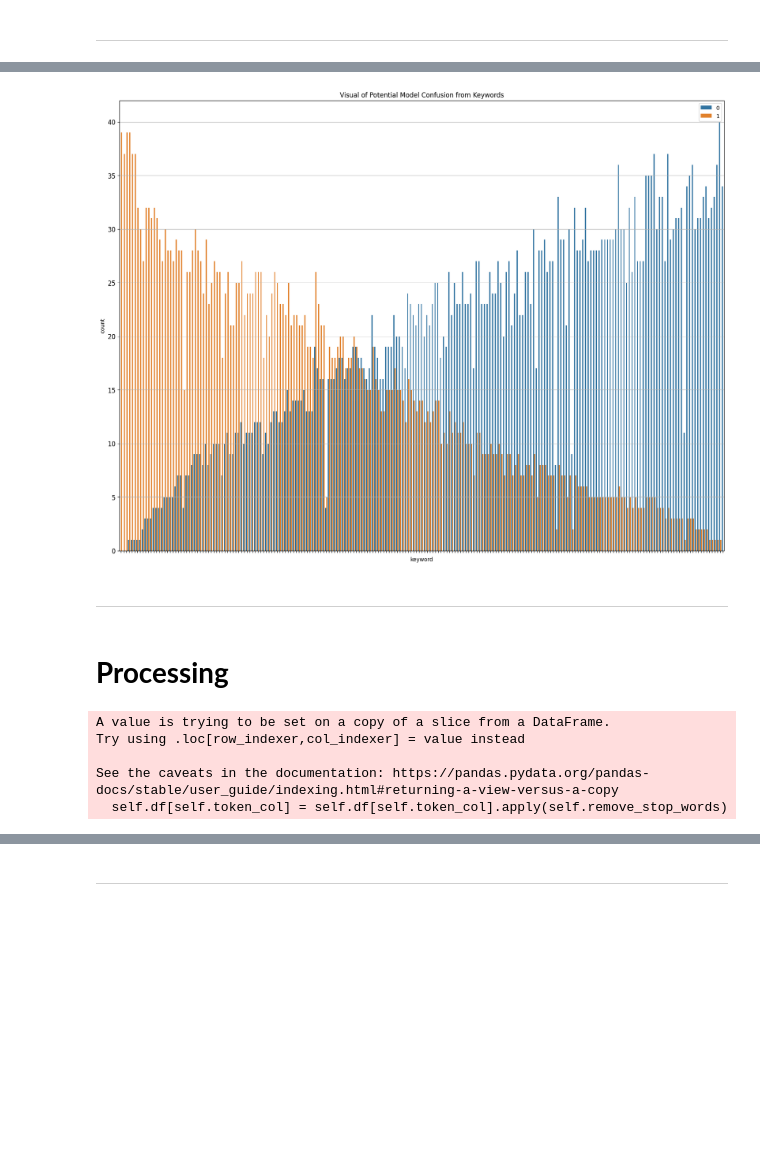
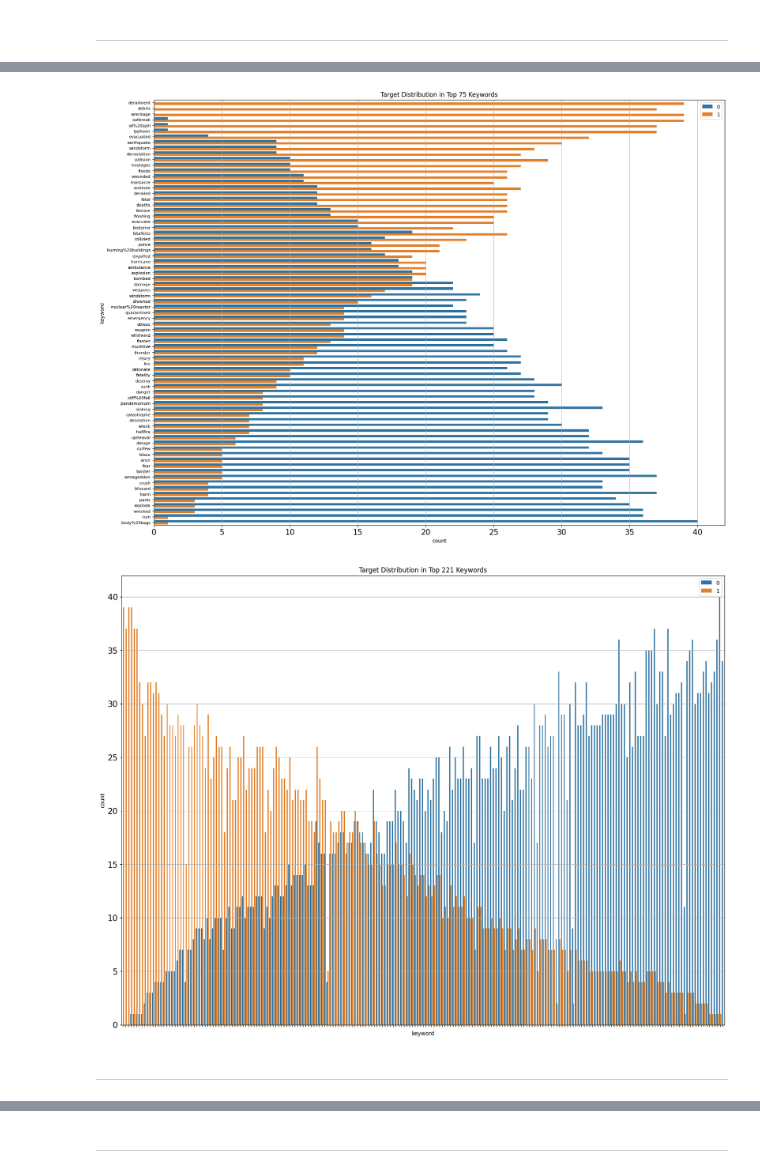
Before and after one commit to Daniel-Elston/NLP_Disaster_Tweets, a Jupyter notebook: Notebooks/D1_Initial_Exploration/exploration_1.ipynb, the cells around one changed output, grey strips where cells are left out. Drawn from its saved outputs; the diff is of its cells as text; code cells hidden in the pictures; blank space fills up the shorter version.

Commit message:
Initial Exploration - Complete - SDO paths to config file and loader - Individual .parq file paths removed - Further explorations complete

```diff
--- a/Notebooks/D1_Initial_Exploration/exploration_1.ipynb
+++ b/Notebooks/D1_Initial_Exploration/exploration_1.ipynb
@@ -36,9 +27,13 @@ sys.path.append(root_dir)
 from A_Root_Dir.Configurations.setup_env import setup_environment
 config = setup_environment(root_dir)
 
+# File Paths
+sdo_pkl = config.sdo_pkl
+sdo_parq = config.sdo_parq
+
 # Class Imports
-from Modularization.corpus_box import TextProcessor
-from Modularization.corpus_box import load_corpus_bow
+from Modularization.corpus_bow import TextProcessor
+from Modularization.corpus_bow import load_corpus_bow
 
 fig_size = config.fig_size_m
 # %% [markdown]
@@ -69,0 +43,5 @@ display(df_test.head())
+# %%
+filename = 'c1_ini_process_train.parquet'
+path_to_parq_store = os.path.join(sdo_parq, filename)
+
+df_train = pd.read_parquet(path_to_parq_store)
@@ -144,34 +147,8 @@ df.drop(columns=['target_mean'], inplace=True)
-# %%
-df['target_mean'] = df.groupby('keyword')['target'].transform('mean')
-
-# Sort the dataframe once
-df_sorted = df.sort_values(by='target_mean', ascending=False)
-
-# Only take the top N keywords for visualization
-top_n = 221
-top_keywords = df_sorted['keyword'].value_counts().index[:top_n]
-df_sorted = df_sorted[df_sorted['keyword'].isin(top_keywords)]
-
-fig = plt.figure(figsize=fig_size, dpi=100)
-
-ax = sns.countplot(x=df_sorted['keyword'],
-                   hue=df_sorted['target'])
-
-# Remove y-axis labels
-ax.set(yticklabels=[0,5,10,15,20,25,30,35,40])
-ax.set(xticklabels=[])
-
-plt.tick_params(axis='x', labelsize=15)
-plt.tick_params(axis='y', labelsize=12)
-plt.legend(loc=1)
-plt.title('Visual of Potential Model Confusion from Keywords')
-
-plt.show()
-
-df.drop(columns=['target_mean'], inplace=True)
-# %% [output]
-[figure, removed]
+# %%
+top_100 = visualize_top_n_keywords(df, 75, fig_size)
+model_conf = visualize_all_keywords(df, 221, fig_size)
+# %% [output]
+[figure, added]
+[figure, added]
 # %% [markdown]
 ---
-# %% [markdown]
-# **Processing**
@@ -214,15 +154,0 @@ class TextProcessor:
-# %%
-def create_processor(df, target_val, token_col):
-    df_target = df[df['target'] == target_val]
-    processor = TextProcessor(df_target, token_col)
-    processor.generate_corpus()
-    return processor
-
-processor_1 = create_processor(df, 1, 'tokens')
-processor_0 = create_processor(df, 0, 'tokens')
-# %% [output]
-A value is trying to be set on a copy of a slice from a DataFrame.
-Try using .loc[row_indexer,col_indexer] = value instead
-
-See the caveats in the documentation: https://pandas.pydata.org/pandas-docs/stable/user_guide/indexing.html#returning-a-view-versus-a-copy
-  self.df[self.token_col] = self.df[self.token_col].apply(self.remove_stop_words)
```
Also changed, not shown: parts of 34 cells of this notebook, 3 other files.
